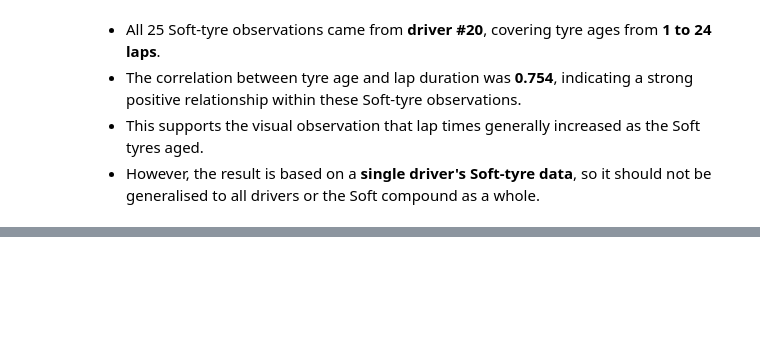
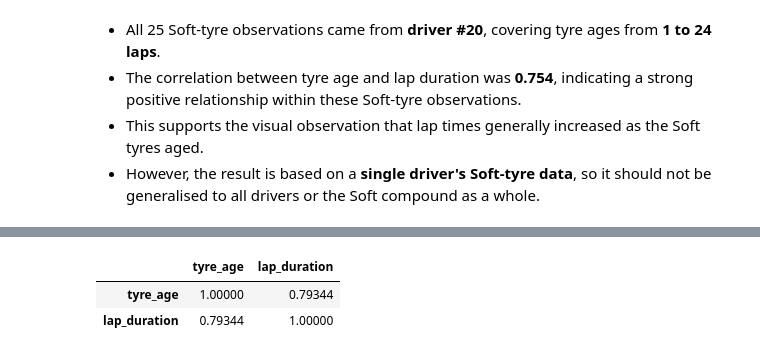
Before and after one commit to usma414/F1-Race-Intelligence-System, a Jupyter notebook: notebooks/01_initial_data_exploration.ipynb, the cells around one changed output, grey strips where cells are left out. Cells and saved outputs as stored; diff of their text form; code cells hidden in the pictures; blank space fills up the shorter version.

```diff
--- a/notebooks/01_initial_data_exploration.ipynb
+++ b/notebooks/01_initial_data_exploration.ipynb
@@ -1469,0 +1501,10 @@ soft_data.groupby("driver_number").agg(
+# %%
+soft_20_no_fastest = soft_20[
+    soft_20["lap_duration"] != soft_data["lap_duration"].min()
+]
+
+soft_20_no_fastest[["tyre_age", "lap_duration"]].corr()
+# %% [output]
+|  | tyre_age | lap_duration |
+| tyre_age | 1.00000 | 0.79344 |
+| lap_duration | 0.79344 | 1.00000 |
```
Also changed, not shown: parts of 1 cell of this notebook.
